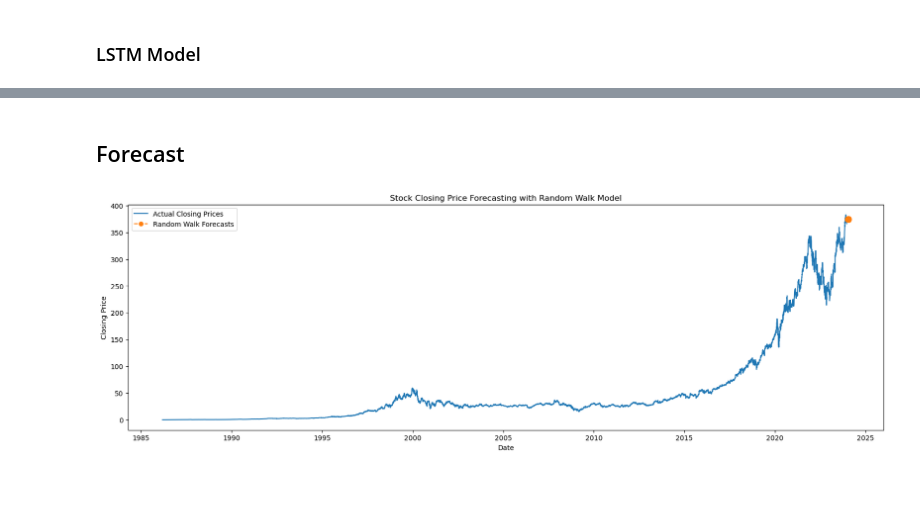
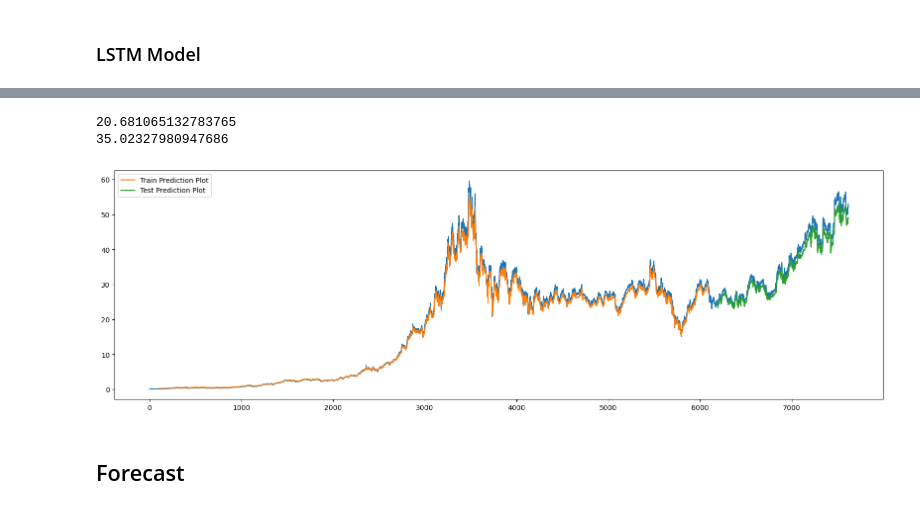
Before and after one commit to ajbudhi/Microsoft-Stock-Time-Series-Analysis, a Jupyter notebook: microsoft_stock_analysis.ipynb, the cells around one changed output, grey strips where cells are left out. Drawn from its saved outputs; the diff is of its cells as text; code cells hidden in the pictures; blank space fills up the shorter version.

Commit message:
uploaded new image, updated readme and notebook

```diff
--- a/microsoft_stock_analysis.ipynb
+++ b/microsoft_stock_analysis.ipynb
@@ -497,0 +502,3 @@ plt.show();
+# %%
+train_predict = model.predict(X_train_lstm)
+test_predict = model.predict(X_test_lstm)
@@ -498,2 +513,34 @@ plt.show();
+# %%
+train_predict = scaler.inverse_transform(train_predict)
+test_predict = scaler.inverse_transform(test_predict)
+# %%
+# Evaluate the Model
+
+print(np.sqrt(mean_squared_error(y_train_lstm, train_predict)))
+print(np.sqrt(mean_squared_error(y_test_lstm, test_predict)))
+# %% [output]
+20.681065132783765
+35.02327980947686
+# %%
+# Plotting the Results
+
+look_back = 100
+
+trainPredictPlot = np.empty_like(scaled_data)
+trainPredictPlot[:, :] = np.nan
+trainPredictPlot[look_back: len(train_predict) + look_back, :] = train_predict
+# %%
+testPredictPlot = np.empty_like(scaled_data)
+testPredictPlot[:, :] = np.nan
+testPredictPlot[len(train_predict) + (look_back)*2 + 1 : len(scaled_data) - 1, :] = test_predict
+# %%
+plt.figure(figsize=(20, 6))
+plt.plot(scaler.inverse_transform(scaled_data))
+plt.plot(trainPredictPlot, label='Train Prediction Plot')
+plt.plot(testPredictPlot, label='Test Prediction Plot')
+plt.legend()
+plt.show();
+# %% [output]
+[figure, added]
 # %% [markdown]
 ## Forecast
@@ -511,11 +546,0 @@ random_walk_forecasts = random_walk_forecast(df_close.values, n_steps)
-# %%
-plt.figure(figsize=(20, 6))
-plt.plot(df_close.index, df_close.values, label='Actual Closing Prices')
-plt.plot(pd.date_range(start=df_close.index[-1], periods=n_steps+1, freq='B')[1:], random_walk_forecasts, label='Random Walk Forecasts', linestyle='--', marker='o')
-plt.title('Stock Closing Price Forecasting with Random Walk Model')
-plt.xlabel('Date')
-plt.ylabel('Closing Price')
-plt.legend()
-plt.show();
-# %% [output]
-[figure, removed]
```
Also changed, not shown: parts of 22 cells of this notebook, 2 other files.
